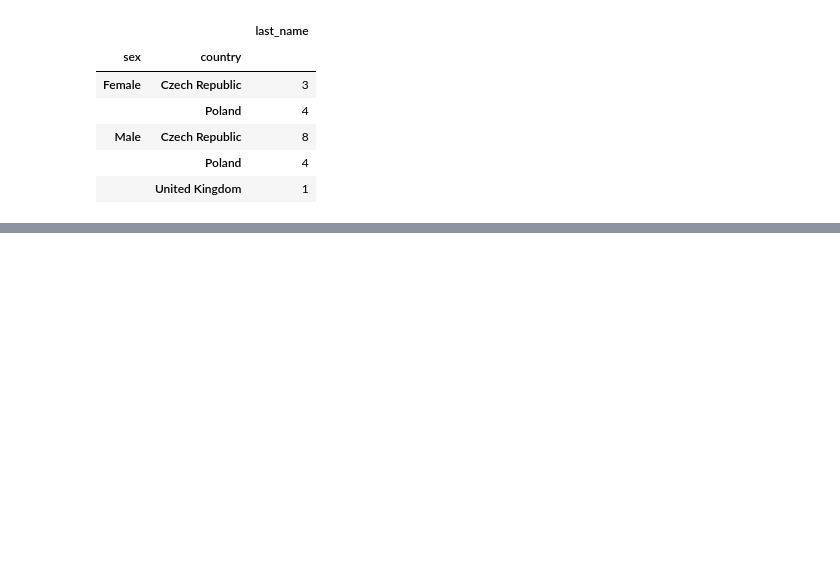
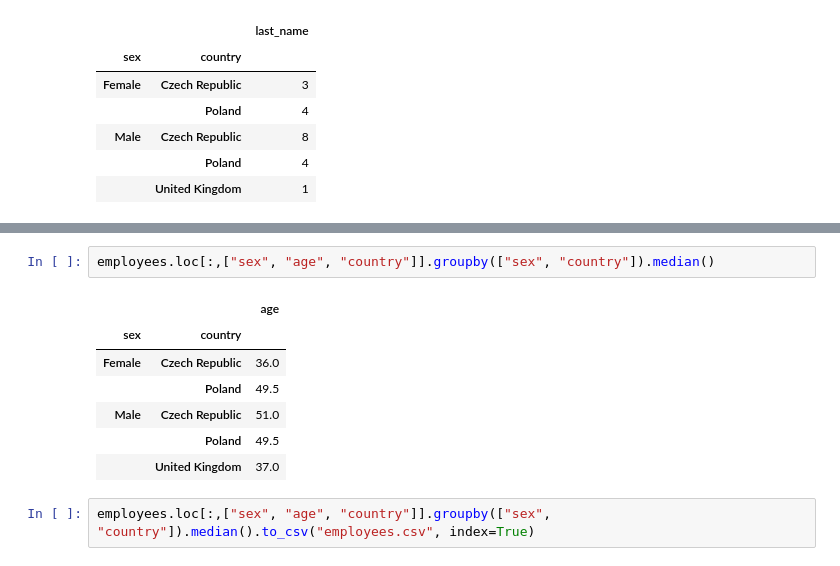
Before and after one commit to PiotrSzeliga/pvd, a Jupyter notebook: 03-DataProcessing-20260313/data-grouping.ipynb, the cells around one changed output, grey strips where cells are left out. Drawn from its saved outputs; the diff is of its cells as text; blank space fills up the shorter version.

```diff
--- a/03-DataProcessing-20260313/data-grouping.ipynb
+++ b/03-DataProcessing-20260313/data-grouping.ipynb
@@ -143,0 +176,12 @@ employees.loc[:,["sex", "country", "last_name"]].groupby(["sex", "country"]).cou
+# %%
+employees.loc[:,["sex", "age", "country"]].groupby(["sex", "country"]).median()
+# %% [output]
+|  |  | age |
+| sex | country |  |
+| Female | Czech Republic | 36.0 |
+|  | Poland | 49.5 |
+| Male | Czech Republic | 51.0 |
+|  | Poland | 49.5 |
+|  | United Kingdom | 37.0 |
+# %%
+employees.loc[:,["sex", "age", "country"]].groupby(["sex", "country"]).median().to_csv("employees.csv", index=True)
```
Also changed, not shown: parts of 5 cells of this notebook, 4 other files.
